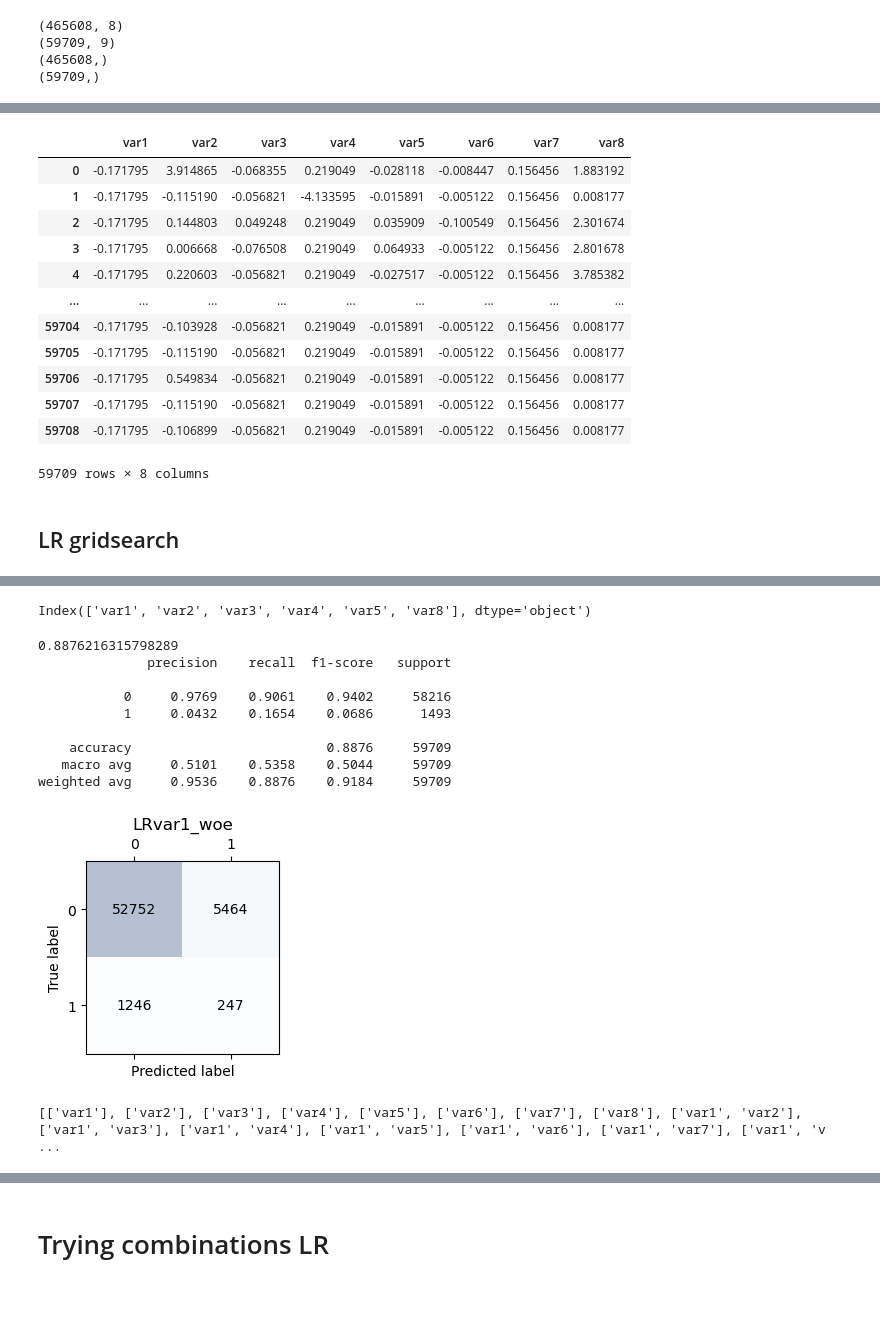
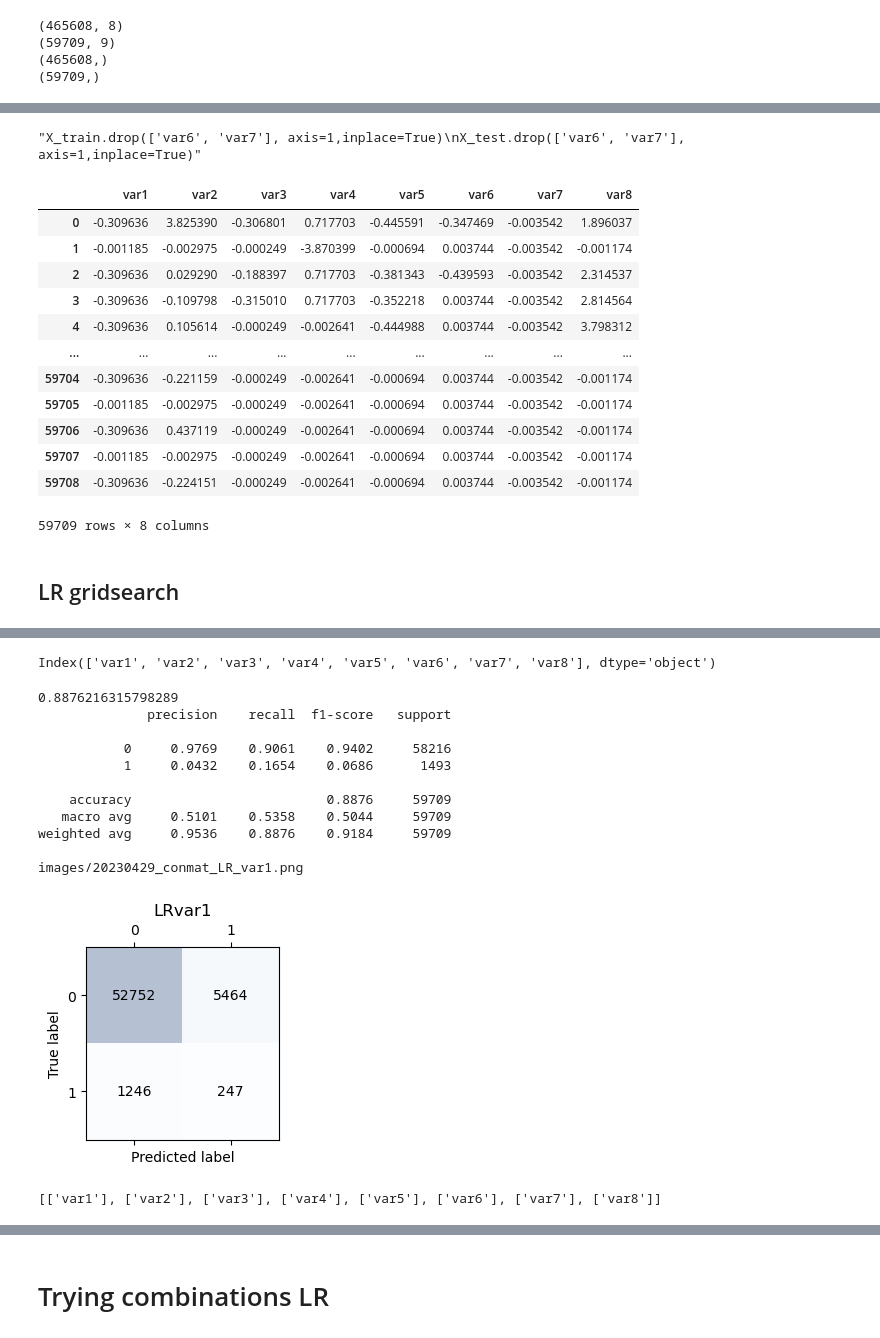
Before and after one commit to martinbandung/2023_MLF_Project, a Jupyter notebook: test_upload_backup.ipynb, the cells around one changed output, grey strips where cells are left out. Cells and saved outputs as stored; diff of their text form; code cells hidden in the pictures; blank space fills up the shorter version.

```diff
--- a/test_upload_backup.ipynb
+++ b/test_upload_backup.ipynb
@@ -19,3 +19,11 @@ import matplotlib.pyplot as plt
 from sklearn.tree import DecisionTreeClassifier
 from sklearn.metrics import roc_curve
 from sklearn.metrics import roc_auc_score
+
+
+#importing date for labelling file
+from datetime import datetime
+date=datetime.today().strftime('%Y%m%d')
+print('today date ', date)
+
+plt.ioff() #prevent showing figure
@@ -34,7 +44,7 @@ df['event'].replace({0:1, 1:0},inplace=True)
 dfy=df['event'] #set the target column separate from dataframe
 
 #df=df.drop("event" ,axis= 1)
-df.fillna(df.median(),inplace=True)
+df.fillna(df.mean(),inplace=True)
 
 X=df.values
 y=dfy.values
@@ -73,7 +83,7 @@ df1['event'].replace({0:1, 1:0},inplace=True)
 dfy1=df1['event']
 #df1=df1.drop("event" ,axis= 1)
 
-df1.fillna(df.median(),inplace=True)
+df1.fillna(df.mean(),inplace=True)
 X1=df1.values
 y1=dfy1.values
 
@@ -194,21 +205,23 @@ X_train
 #Drop var 6, var 7
 '''X_train.drop(['var6', 'var7'], axis=1,inplace=True)
 X_test.drop(['var6', 'var7'], axis=1,inplace=True)'''
+# %% [output]
+"X_train.drop(['var6', 'var7'], axis=1,inplace=True)\nX_test.drop(['var6', 'var7'], axis=1,inplace=True)"
 # %%
 X_test
 # %% [output]
 |  | var1 | var2 | var3 | var4 | var5 | var6 | var7 | var8 |
-| 0 | -0.171795 | 3.914865 | -0.068355 | 0.219049 | -0.028118 | -0.008447 | 0.156456 | 1.883192 |
-| 1 | -0.171795 | -0.115190 | -0.056821 | -4.133595 | -0.015891 | -0.005122 | 0.156456 | 0.008177 |
-| 2 | -0.171795 | 0.144803 | 0.049248 | 0.219049 | 0.035909 | -0.100549 | 0.156456 | 2.301674 |
-| 3 | -0.171795 | 0.006668 | -0.076508 | 0.219049 | 0.064933 | -0.005122 | 0.156456 | 2.801678 |
-| 4 | -0.171795 | 0.220603 | -0.056821 | 0.219049 | -0.027517 | -0.005122 | 0.156456 | 3.785382 |
+| 0 | -0.309636 | 3.825390 | -0.306801 | 0.717703 | -0.445591 | -0.347469 | -0.003542 | 1.896037 |
+| 1 | -0.001185 | -0.002975 | -0.000249 | -3.870399 | -0.000694 | 0.003744 | -0.003542 | -0.001174 |
+| 2 | -0.309636 | 0.029290 | -0.188397 | 0.717703 | -0.381343 | -0.439593 | -0.003542 | 2.314537 |
+| 3 | -0.309636 | -0.109798 | -0.315010 | 0.717703 | -0.352218 | 0.003744 | -0.003542 | 2.814564 |
+| 4 | -0.309636 | 0.105614 | -0.000249 | -0.002641 | -0.444988 | 0.003744 | -0.003542 | 3.798312 |
 | ... | ... | ... | ... | ... | ... | ... | ... | ... |
-| 59704 | -0.171795 | -0.103928 | -0.056821 | 0.219049 | -0.015891 | -0.005122 | 0.156456 | 0.008177 |
-| 59705 | -0.171795 | -0.115190 | -0.056821 | 0.219049 | -0.015891 | -0.005122 | 0.156456 | 0.008177 |
-| 59706 | -0.171795 | 0.549834 | -0.056821 | 0.219049 | -0.015891 | -0.005122 | 0.156456 | 0.008177 |
-| 59707 | -0.171795 | -0.115190 | -0.056821 | 0.219049 | -0.015891 | -0.005122 | 0.156456 | 0.008177 |
-| 59708 | -0.171795 | -0.106899 | -0.056821 | 0.219049 | -0.015891 | -0.005122 | 0.156456 | 0.008177 |
+| 59704 | -0.309636 | -0.221159 | -0.000249 | -0.002641 | -0.000694 | 0.003744 | -0.003542 | -0.001174 |
+| 59705 | -0.001185 | -0.002975 | -0.000249 | -0.002641 | -0.000694 | 0.003744 | -0.003542 | -0.001174 |
+| 59706 | -0.309636 | 0.437119 | -0.000249 | -0.002641 | -0.000694 | 0.003744 | -0.003542 | -0.001174 |
+| 59707 | -0.001185 | -0.002975 | -0.000249 | -0.002641 | -0.000694 | 0.003744 | -0.003542 | -0.001174 |
+| 59708 | -0.309636 | -0.224151 | -0.000249 | -0.002641 | -0.000694 | 0.003744 | -0.003542 | -0.001174 |
 59709 rows × 8 columns
 # %% [markdown]
 ## LR gridsearch
@@ -254,7 +267,7 @@ var8
 # %%
 X_train.columns
 # %% [output]
-Index(['var1', 'var2', 'var3', 'var4', 'var5', 'var8'], dtype='object')
+Index(['var1', 'var2', 'var3', 'var4', 'var5', 'var6', 'var7', 'var8'], dtype='object')
 # %%
 from sklearn.metrics import classification_report, confusion_matrix
 import warnings
@@ -262,7 +275,7 @@ warnings.filterwarnings('ignore')
 
 
 
-listfeature=['var1_woe']
+listfeature=['var1']
 
 clf = LogisticRegression(penalty='l2',
                           C=1e-3,
@@ -271,35 +284,38 @@ clf = LogisticRegression(penalty='l2',
 
 clf.fit(X_train[listfeature], y_train)
 
 print(clf.score(X_test[listfeature],y_test))
 print(classification_report(y_test, clf.predict(X_test[listfeature]),digits=4))
 
 confmat = confusion_matrix(y_test, clf.predict(X_test[listfeature]))
 #print(confmat)
 
 fig, ax = plt.subplots(figsize=(2.5, 2.5))
 ax.matshow(confmat, cmap=plt.cm.Blues, alpha=0.3)
 for i in range(confmat.shape[0]):
     for j in range(confmat.shape[1]):
         ax.text(x=j, y=i, s=confmat[i, j], va='center', ha='center')
 
 plt.xlabel('Predicted label')
 plt.ylabel('True label')
 
 plt.title('LR'+''.join(listfeature))
-plt.savefig('images/confusion_matrix_'+''.join(listfeature)+'.png', dpi=300)
+print('images/'+date+'_conmat_LR_'+''.join(listfeature)+'.png')
+plt.savefig('images/'+date+'_conmat_LR_'+''.join(listfeature)+'.png', dpi=300)
 plt.show()
 # %% [output]
 0.8876216315798289
               precision    recall  f1-score   support
 
            0     0.9769    0.9061    0.9402     58216
            1     0.0432    0.1654    0.0686      1493
 
     accuracy                         0.8876     59709
    macro avg     0.5101    0.5358    0.5044     59709
 weighted avg     0.9536    0.8876    0.9184     59709
+
+images/20230429_conmat_LR_var1.png
-[figure, old version]
+[figure, new version]
 # %%
 listfeature1=[]
 label=X_train.columns
@@ -311,7 +327,7 @@ from itertools import combinations
 # and length 2
 
 #comb = combinations(label, 2)
-max_element=2
+max_element=1
 for n in range(1,max_element+1):    #len(label) + 1):
     comb = combinations(label, n)
     for i in list(comb):
@@ -319,4 +335,4 @@ for n in range(1,max_element+1):    #len(label) + 1):
 
 print(listfeature1)
 # %% [output]
-[['var1'], ['var2'], ['var3'], ['var4'], ['var5'], ['var6'], ['var7'], ['var8'], ['var1', 'var2'], ['var1', 'var3'], ['var1', 'var4'], ['var1', 'var5'], ['var1', 'var6'], ['var1', 'var7'], ['var1', 'v ...
+[['var1'], ['var2'], ['var3'], ['var4'], ['var5'], ['var6'], ['var7'], ['var8']]
```
Also changed, not shown: parts of 23 cells of this notebook.
